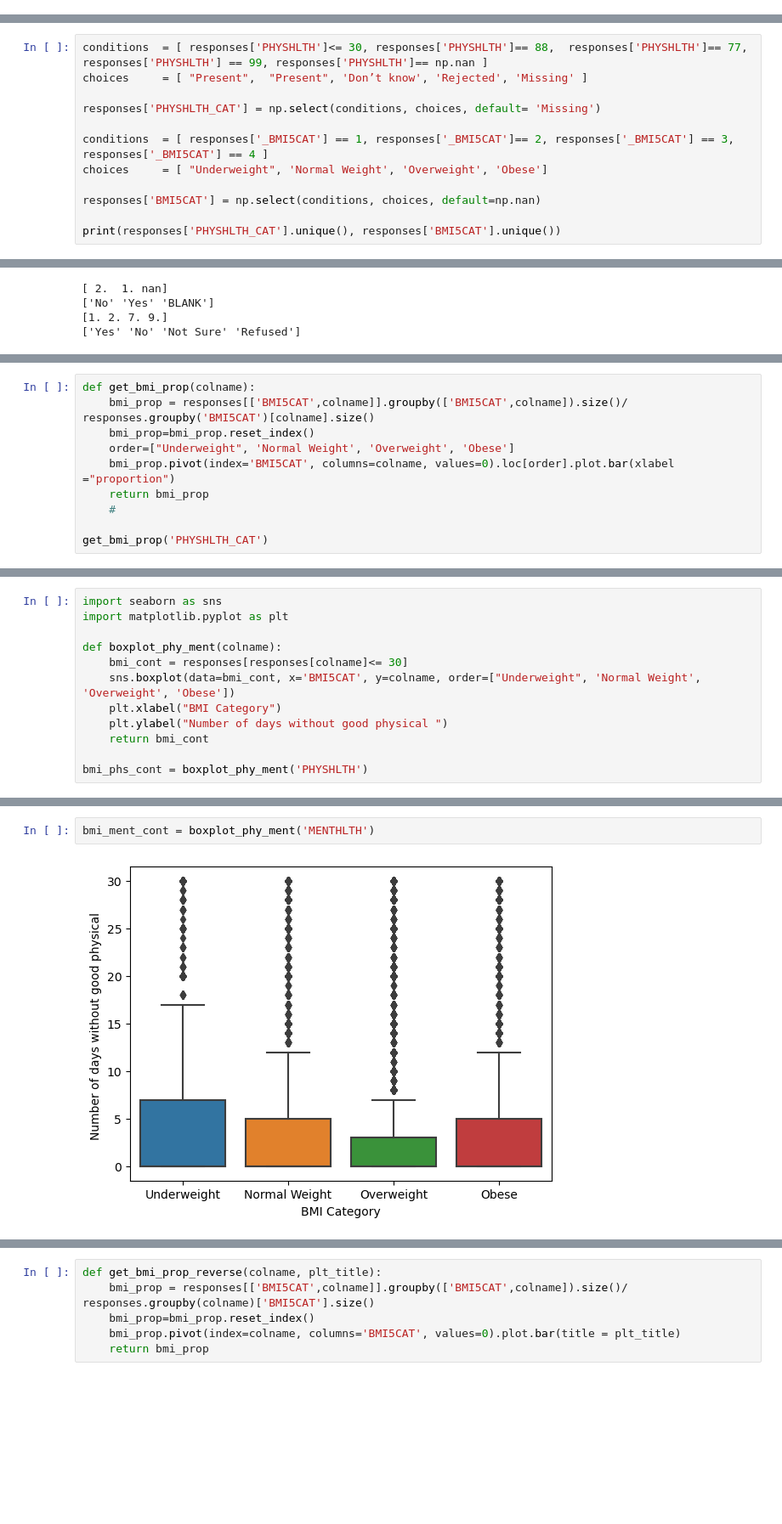
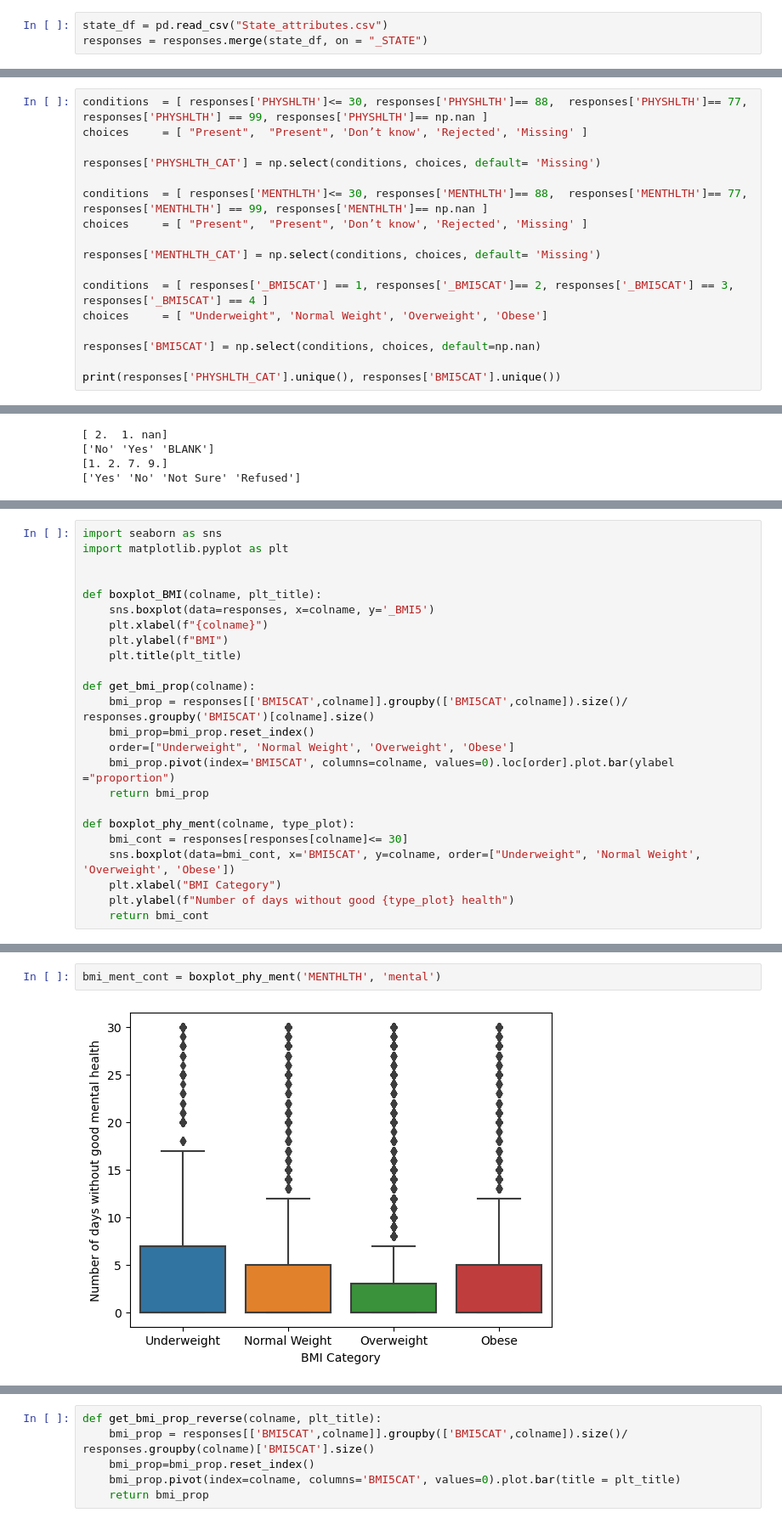
Before and after one commit to laurenc8/ds4a-obesity, a Jupyter notebook: Doma_EDA.ipynb, the cells around one changed output, grey strips where cells are left out. Shown at 85% size. Saved outputs shown, nothing was run; the diff lists cells and outputs as text; blank space fills up the shorter version.

```diff
--- a/Doma_EDA.ipynb
+++ b/Doma_EDA.ipynb
@@ -140 +154,4 @@ responses.head()
+# %%
+state_df = pd.read_csv("State_attributes.csv")
+responses = responses.merge(state_df, on = "_STATE")
 # %% [markdown]
@@ -144,6 +161,11 @@ conditions  = [ responses['PHYSHLTH']<= 30, responses['PHYSHLTH']== 88,  respons
 choices     = [ "Present",  "Present", 'Don’t know', 'Rejected', 'Missing' ]
 
 responses['PHYSHLTH_CAT'] = np.select(conditions, choices, default= 'Missing')
+
+conditions  = [ responses['MENTHLTH']<= 30, responses['MENTHLTH']== 88,  responses['MENTHLTH']== 77, responses['MENTHLTH'] == 99, responses['MENTHLTH']== np.nan ]
+choices     = [ "Present",  "Present", 'Don’t know', 'Rejected', 'Missing' ]
+
+responses['MENTHLTH_CAT'] = np.select(conditions, choices, default= 'Missing')
 
 conditions  = [ responses['_BMI5CAT'] == 1, responses['_BMI5CAT']== 2, responses['_BMI5CAT'] == 3, responses['_BMI5CAT'] == 4 ]
 choices     = [ "Underweight", 'Normal Weight', 'Overweight', 'Obese']
@@ -282,10 +283,24 @@ print(responses['EXERANY2'].unique())
 # %%
+import seaborn as sns
+import matplotlib.pyplot as plt
+
+
+def boxplot_BMI(colname, plt_title):
+    sns.boxplot(data=responses, x=colname, y='_BMI5')
+    plt.xlabel(f"{colname}")
+    plt.ylabel(f"BMI")
+    plt.title(plt_title)
+
 def get_bmi_prop(colname):
     bmi_prop = responses[['BMI5CAT',colname]].groupby(['BMI5CAT',colname]).size()/ responses.groupby('BMI5CAT')[colname].size()
     bmi_prop=bmi_prop.reset_index()
     order=["Underweight", 'Normal Weight', 'Overweight', 'Obese']
-    bmi_prop.pivot(index='BMI5CAT', columns=colname, values=0).loc[order].plot.bar(xlabel ="proportion")
+    bmi_prop.pivot(index='BMI5CAT', columns=colname, values=0).loc[order].plot.bar(ylabel ="proportion")
     return bmi_prop
-    #
 
-get_bmi_prop('PHYSHLTH_CAT')
+def boxplot_phy_ment(colname, type_plot):
+    bmi_cont = responses[responses[colname]<= 30]
+    sns.boxplot(data=bmi_cont, x='BMI5CAT', y=colname, order=["Underweight", 'Normal Weight', 'Overweight', 'Obese'])
+    plt.xlabel("BMI Category")
+    plt.ylabel(f"Number of days without good {type_plot} health")
+    return bmi_cont
@@ -310,12 +332,0 @@ get_bmi_prop('PHYSHLTH_CAT')
-# %%
-import seaborn as sns
-import matplotlib.pyplot as plt
-
-def boxplot_phy_ment(colname):
-    bmi_cont = responses[responses[colname]<= 30]
-    sns.boxplot(data=bmi_cont, x='BMI5CAT', y=colname, order=["Underweight", 'Normal Weight', 'Overweight', 'Obese'])
-    plt.xlabel("BMI Category")
-    plt.ylabel("Number of days without good physical ")
-    return bmi_cont
-
-bmi_phs_cont = boxplot_phy_ment('PHYSHLTH')
@@ -324,7 +363,7 @@ bmi_phs_cont = boxplot_phy_ment('PHYSHLTH')
 # %%
-bmi_ment_cont = boxplot_phy_ment('MENTHLTH')
+bmi_ment_cont = boxplot_phy_ment('MENTHLTH', 'mental')
 # %% [output]
-[figure, old version]
+[figure, new version]
 # %%
 import gc
 del bmi_phs_cont, bmi_ment_cont
```
Also changed, not shown: parts of 69 cells of this notebook, 3 other files.
